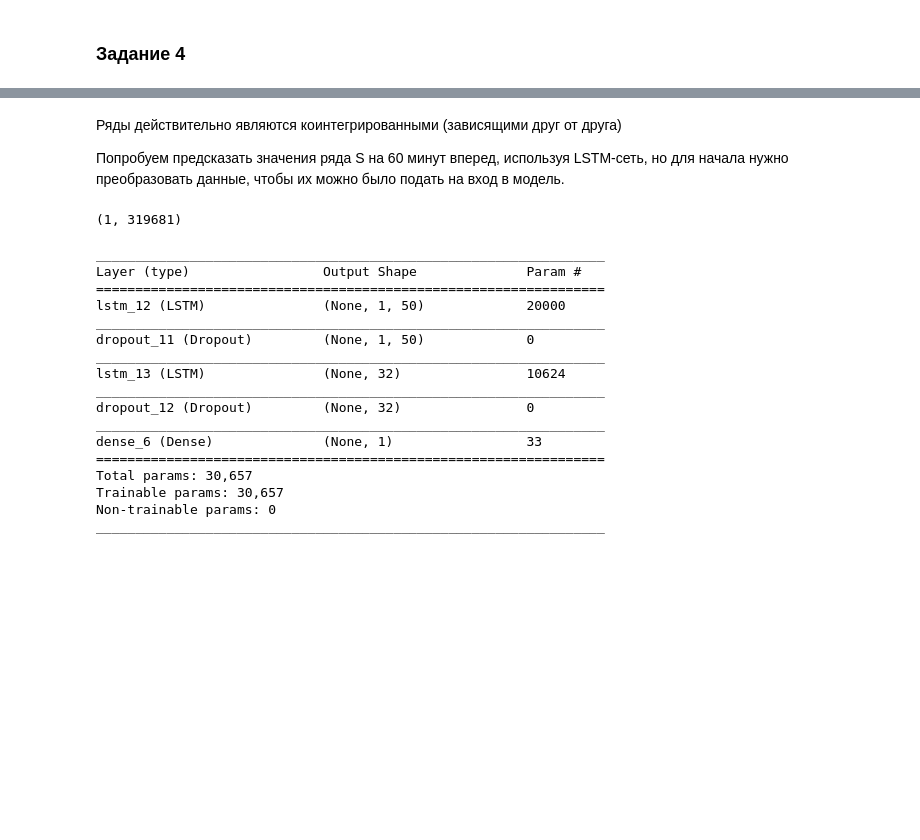
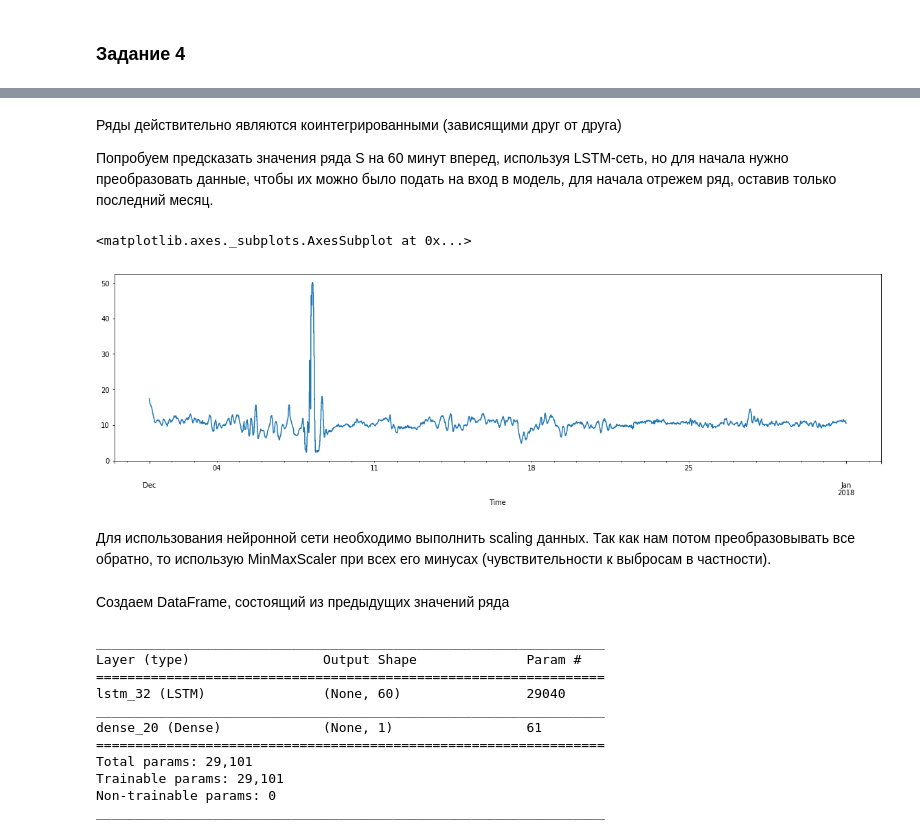
Before and after one commit to le-zenith/gazpromneft, a Jupyter notebook: task.ipynb, the cells around one changed output, grey strips where cells are left out. Drawn from its saved outputs; the diff is of its cells as text; code cells hidden in the pictures; blank space fills up the shorter version.

```diff
--- a/task.ipynb
+++ b/task.ipynb
@@ -556,4 +561,4 @@ critical values: [-3.89647426 -3.33614911 -3.04446327]
 # %% [markdown]
 Ряды действительно являются коинтегрированными (зависящими друг от друга)
 
-Попробуем предсказать значения ряда S на 60 минут вперед, используя LSTM-сеть, но для начала нужно преобразовать данные, чтобы их можно было подать на вход в модель.
+Попробуем предсказать значения ряда S на 60 минут вперед, используя LSTM-сеть, но для начала нужно преобразовать данные, чтобы их можно было подать на вход в модель, для начала отрежем ряд, оставив только последний месяц.
@@ -564,5 +565,10 @@ scaled = scaler.fit_transform(S.values.reshape(-1, 1))
-# %%
-scaled.reshape(1,-1).shape
-# %% [output]
-(1, 319681)
+# %%
+S_task4 = S[S.index >= '2017-12-01 00:00:00']
+# %%
+S_task4.plot(figsize = (20, 5))
+# %% [output]
+<matplotlib.axes._subplots.AxesSubplot at 0x...>
+[figure, added]
+# %% [markdown]
+Для использования нейронной сети необходимо выполнить scaling данных. Так как нам потом преобразовывать все обратно, то использую MinMaxScaler при всех его минусах (чувствительности к выбросам в частности).
 # %%
@@ -570 +578,3 @@ scaled_series = pd.DataFrame(scaled, index = S.index, columns = ['s'])
+# %% [markdown]
+Создаем DataFrame, состоящий из предыдущих значений ряда
 # %%
@@ -577,10 +587,7 @@ for i in range(window_size):
 scaled_series.dropna(inplace=True)
 # %%
 model = Sequential()
-model.add(LSTM(activation = 'relu', input_shape = (1, 49), output_dim = 50, return_sequences = True))
-model.add(Dropout(0.5))
-model.add(LSTM(32, activation = 'relu'))
-model.add(Dropout(0.5))
+model.add(LSTM(activation = 'relu', input_shape = (1, 60), output_dim = 60))
 model.add(Dense(1, activation = 'linear'))
 model.compile(optimizer = 'adam', loss = 'mse', metrics = ['mae'])
 model.summary()
@@ -588,17 +595,11 @@ model.summary()
 _________________________________________________________________
 Layer (type)                 Output Shape              Param #
 =================================================================
-lstm_12 (LSTM)               (None, 1, 50)             20000
+lstm_32 (LSTM)               (None, 60)                29040
 _________________________________________________________________
-dropout_11 (Dropout)         (None, 1, 50)             0
-_________________________________________________________________
-lstm_13 (LSTM)               (None, 32)                10624
-_________________________________________________________________
-dropout_12 (Dropout)         (None, 32)                0
-_________________________________________________________________
-dense_6 (Dense)              (None, 1)                 33
+dense_20 (Dense)             (None, 1)                 61
 =================================================================
-Total params: 30,657
-Trainable params: 30,657
+Total params: 29,101
+Trainable params: 29,101
 Non-trainable params: 0
 _________________________________________________________________
```
Also changed, not shown: parts of 49 cells of this notebook.
